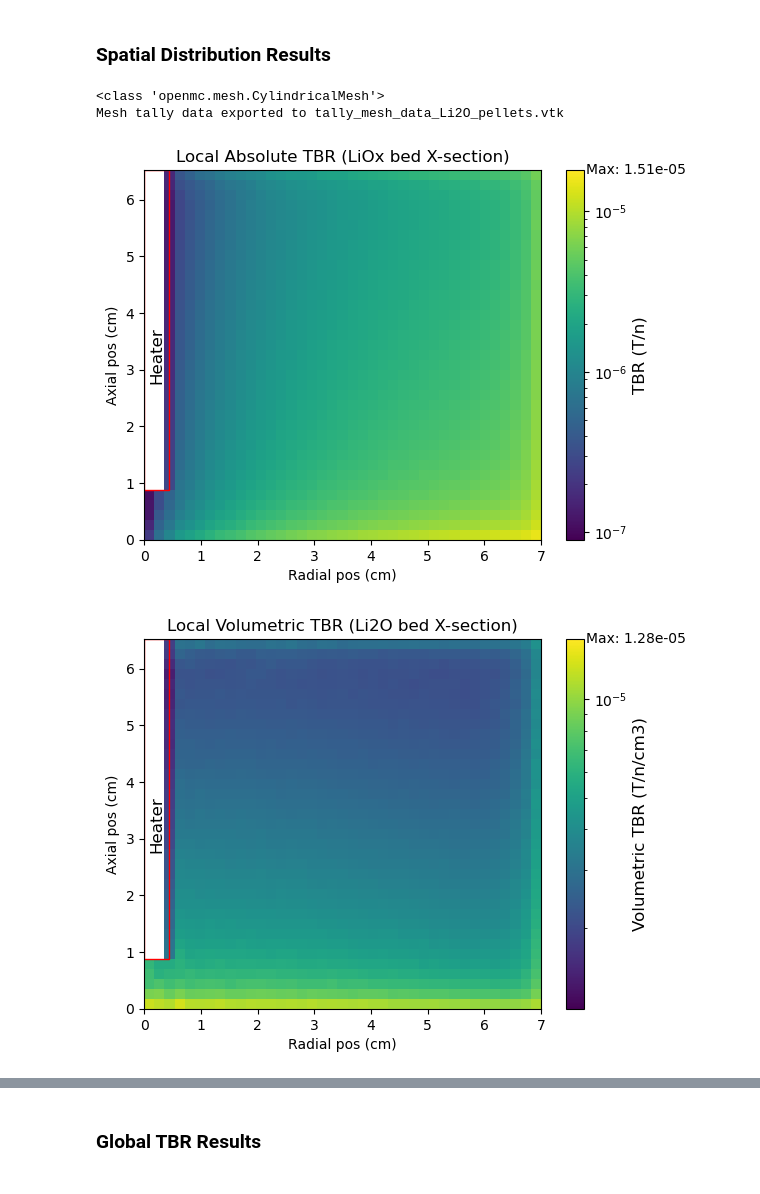
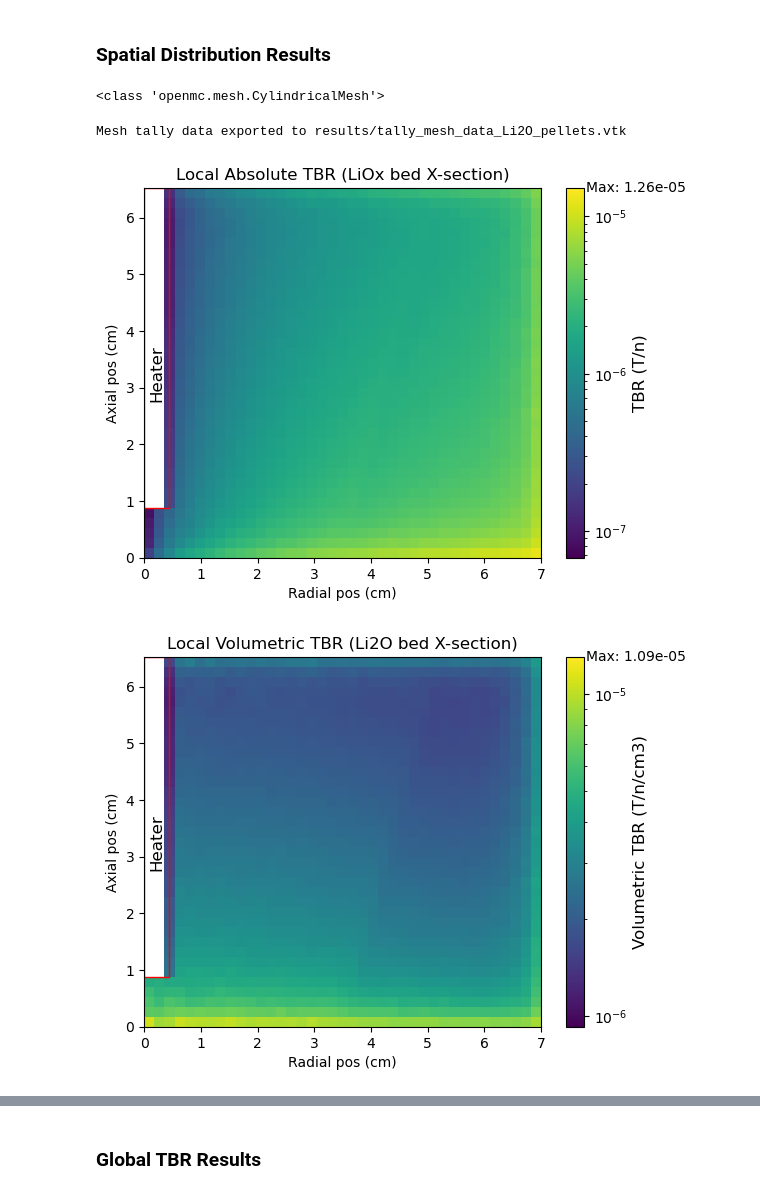
Before and after one commit to rossmacdonald98/BABY-Li2O, a Jupyter notebook: analysis/neutron/postprocessing_Li2O_pellets.ipynb, the cells around one changed output, grey strips where cells are left out. Drawn from its saved outputs; the diff is of its cells as text; code cells hidden in the pictures.

Commit message:
Corrected results export

```diff
--- a/analysis/neutron/postprocessing_Li2O_pellets.ipynb
+++ b/analysis/neutron/postprocessing_Li2O_pellets.ipynb
@@ -183,7 +184,7 @@ plt.show()
 # %%
 from openmc_Li2O_pellets import Li2O_bed_radius, Li2O_bed_thickness, heater_gap, heater_radius, packing_efficiency, mesh
 # Load the statepoint file
-sp = openmc.StatePoint("results/LiOx_pellet_results.h5")
+sp = openmc.StatePoint("results/Li2O_pellet_results.h5")
 
 if mesh == 1:
     import matplotlib.colors as mcolors
@@ -226,9 +227,9 @@ if mesh == 1:
             "mean_bulk_vol_TBR": (mean_array / packing_efficiency).transpose(2, 1, 0),
         }
 
-        mesh.write_data_to_vtk("tally_mesh_data_Li2O_pellets.vtk", datasets, volume_normalization=True) # True = use built-in data normalisation
+        mesh.write_data_to_vtk("results/tally_mesh_data_Li2O_pellets.vtk", datasets, volume_normalization=True) # True = use built-in data normalisation
 
-        print("Mesh tally data exported to tally_mesh_data_Li2O_pellets.vtk")
+        print("Mesh tally data exported to results/tally_mesh_data_Li2O_pellets.vtk")
 
         # Reshape the mean and standard deviation arrays to 2D for plotting by collapsing angular bins
         # Combine the standard deviation over angular bins when collapsing the angular dimension
@@ -400,33 +401,33 @@ if mesh == 1:
 
         cbar = plt.colorbar(im, ax=ax)
         ax.set_title('Local TBR relative standard deviation (Li2O bed X-section)')
         ax.set_xlabel('Radial pos (cm)')
         ax.set_ylabel('Axial pos (cm)')
 
         # Add a rectangle outlining the heater region
         heater_rect = patches.Rectangle(
             (0, heater_gap),  # (x, y) lower left corner
             heater_radius,  # width
             (Li2O_bed_thickness-heater_gap),  # height
             linewidth=1,
             edgecolor='red',
             facecolor='none'
         )
         ax.add_patch(heater_rect)
 
         # Add a label
         ax.text(
             heater_radius/2, Li2O_bed_thickness/2,  # position in the center of the rectangle
             'Heater',
             color='black',
             fontsize=12,
             ha='center',
             va='center',
             rotation=90
         )
         plt.show()
 # %% [output]
 <class 'openmc.mesh.CylindricalMesh'>
-Mesh tally data exported to tally_mesh_data_Li2O_pellets.vtk
+Mesh tally data exported to results/tally_mesh_data_Li2O_pellets.vtk
-[figure, old version]
+[figure, new version]
-[figure, old version]
+[figure, new version]
```
Also changed, not shown: parts of 3 cells of this notebook.
